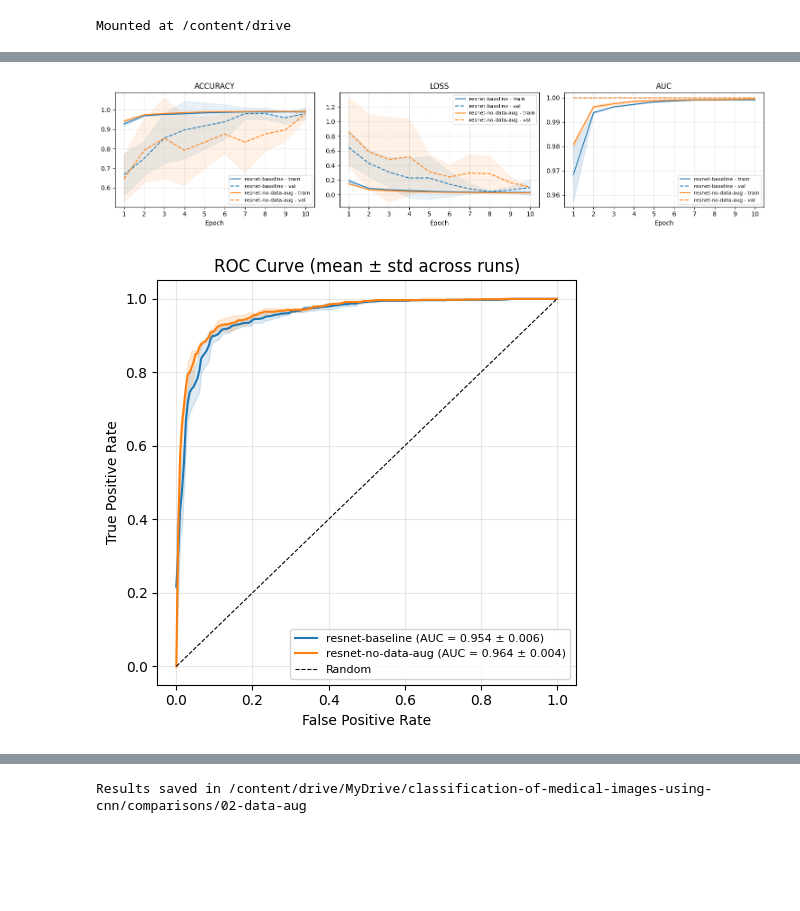
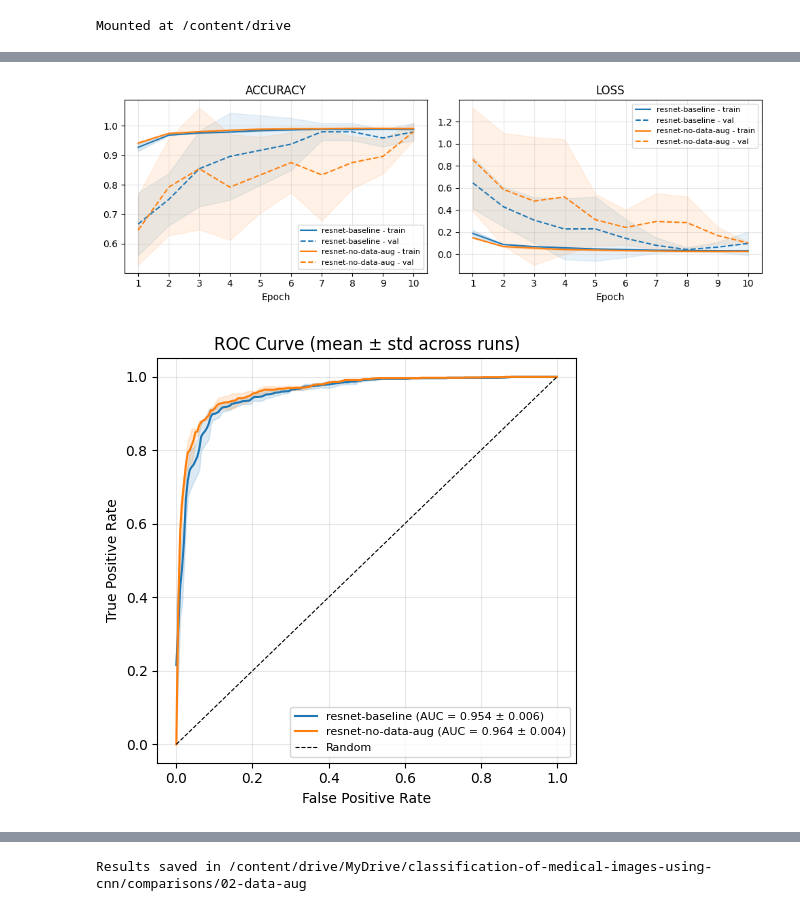
Before and after one commit to amartinsmg/classification-of-medical-images-using-cnn, a Jupyter notebook: notebooks/analyses/02_data_aug.ipynb, the cells around one changed output, grey strips where cells are left out. Saved outputs shown, nothing was run; the diff lists cells and outputs as text; code cells hidden in the pictures; blank space fills up the shorter version.

Commit message:
feat(notebooks): update data augmentation notebook
- Changed experiment names from efficientnet to resnet
- Updated execution counts for cells
- Corrected some output text in the notebook

```diff
--- a/notebooks/analyses/02_data_aug.ipynb
+++ b/notebooks/analyses/02_data_aug.ipynb
@@ -21,9 +21,9 @@ BASE_PATH = "/content/drive/MyDrive/classification-of-medical-images-using-cnn/"
 # %% [output]
 Mounted at /content/drive
 # %%
-experiment_names = ["efficientnet-baseline", "efficientnet-no-data-aug",
+experiment_names = ["resnet-baseline", "resnet-no-data-aug",
                   "densenet-baseline", "densenet-no-data-aug",
-                  "resnet-baseline", "resnet-no-data-aug"]
+                  "efficientnet-baseline", "efficientnet-no-data-aug"]
 COMPARISON_PATH = "comparisons/02-data-aug"
 RESULT_PATH = BASE_PATH + "results"
 SAVE_DIR = BASE_PATH + COMPARISON_PATH
@@ -49,16 +49,16 @@ display(metrics)
 # %%
 from src.analyses import plot_training_history
 from src.analyses import plot_roc_curves
 import matplotlib.pyplot as plt
 
 resnet_exps = [exp for exp in experiments if exp.get("name").startswith("resnet")]
 
-fig_history = plot_training_history(resnet_exps)
+fig_history = plot_training_history(resnet_exps, metrics=["accuracy", "loss"])
 fig_roc = plot_roc_curves(resnet_exps)
 
 plt.show()
 # %% [output]
-[figure, old version]
+[figure, new version]
 [figure]
 # %%
 densenet_exps = [exp for exp in experiments if exp.get("name").startswith("densenet")]
```
Also changed, not shown: parts of 5 cells of this notebook.
